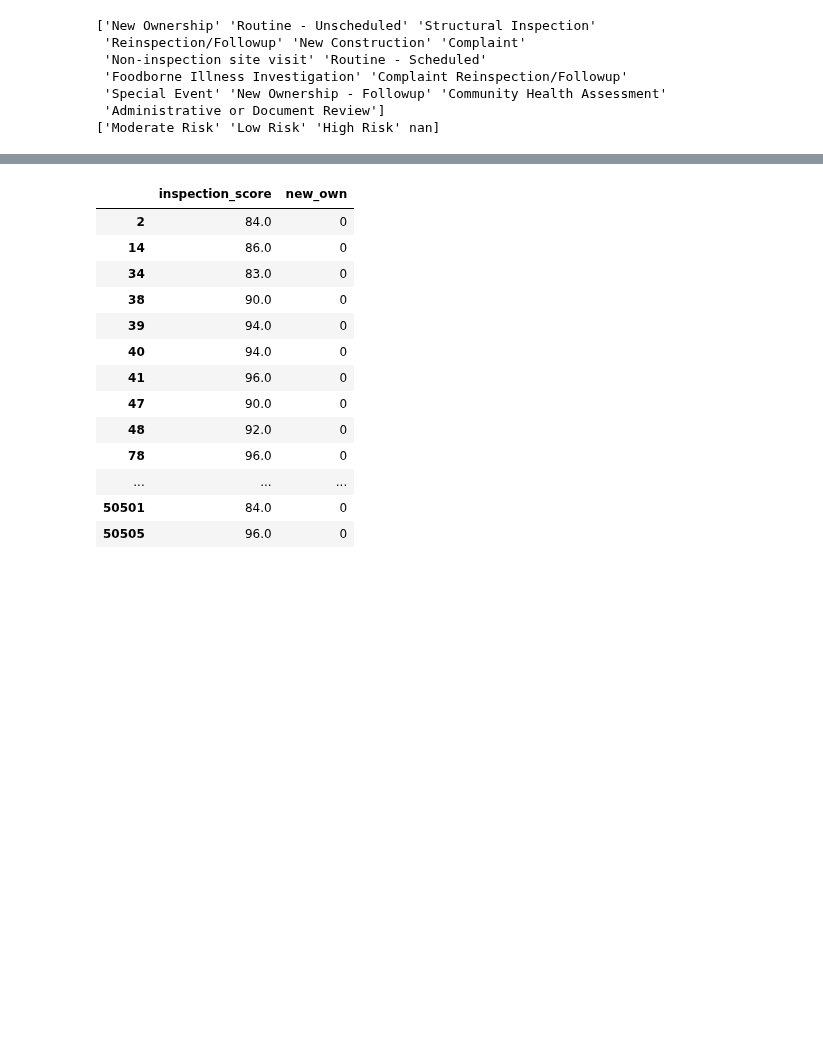
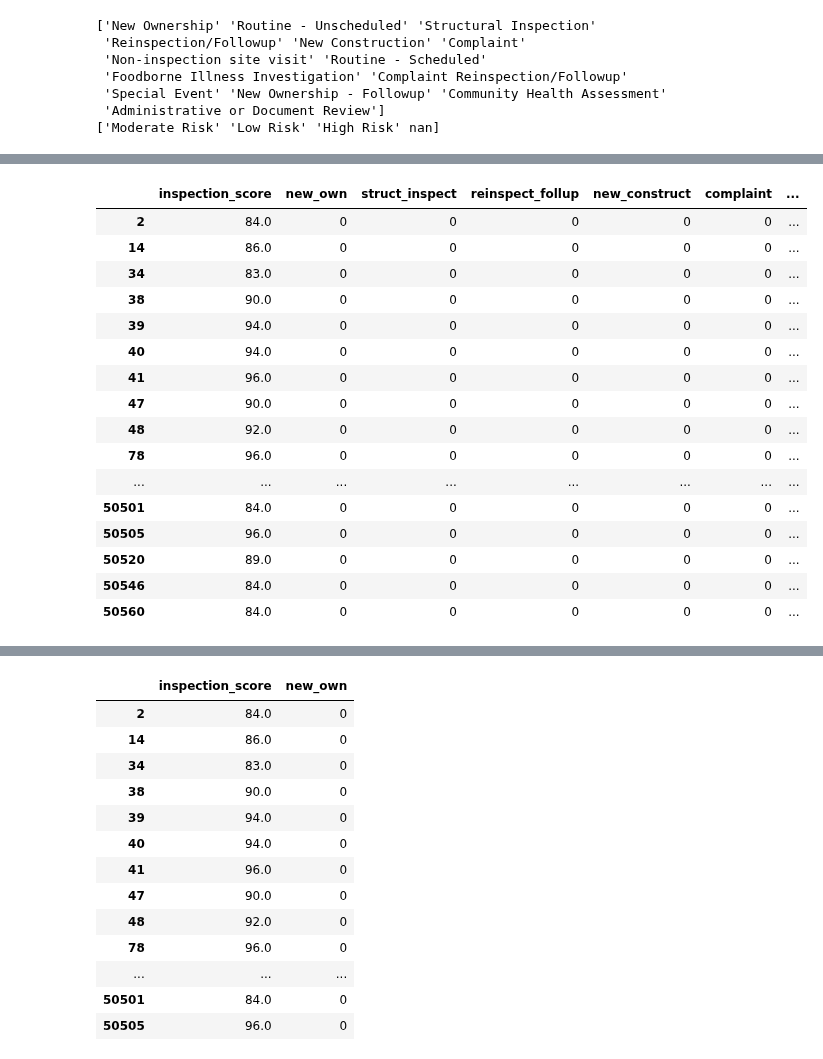
Before and after one commit to colarusso/codingthelaw, a Jupyter notebook: Fall_2017/work/edumore/p3/code_sample_1.ipynb, the cells around one changed output, grey strips where cells are left out. Cells and saved outputs as stored; diff of their text form; code cells hidden in the pictures; blank space fills up the shorter version.

```diff
--- a/Fall_2017/work/edumore/p3/code_sample_1.ipynb
+++ b/Fall_2017/work/edumore/p3/code_sample_1.ipynb
@@ -114,3 +116,67 @@ print(raw_data_df["risk_category"].unique())
  'Special Event' 'New Ownership - Followup' 'Community Health Assessment'
  'Administrative or Document Review']
 ['Moderate Risk' 'Low Risk' 'High Risk' nan]
+# %%
+processed_data_df = raw_data_df
+processed_data_df["new_own"] = 0
+processed_data_df.loc[processed_data_df['inspection_type'] == 'New Ownership', 'new_own'] = 1
+processed_data_df = processed_data_df.dropna()
+processed_data_df["routine_unsch"] = 0
+processed_data_df.loc[processed_data_df['inspection_type'] == 'Routine - Unscheduled', 'routine_unsch'] = 1
+processed_data_df = processed_data_df.dropna()
+processed_data_df["struct_inspect"] = 0
+processed_data_df.loc[processed_data_df['inspection_type'] == 'Structual Inspection', 'struct_inspect'] = 1
+processed_data_df = processed_data_df.dropna()
+processed_data_df["reinspect_follup"] = 0
+processed_data_df.loc[processed_data_df['inspection_type'] == 'Reinspection/Followup', 'reinspect_follup'] = 1
+processed_data_df = processed_data_df.dropna()
+processed_data_df["new_construct"] = 0
+processed_data_df.loc[processed_data_df['inspection_type'] == 'New Construction', 'new_construct'] = 1
+processed_data_df = processed_data_df.dropna()
+processed_data_df["complaint"] = 0
+processed_data_df.loc[processed_data_df['inspection_type'] == 'Complaint', 'complaint'] = 1
+processed_data_df = processed_data_df.dropna()
+processed_data_df["noninspect_visit"] = 0
+processed_data_df.loc[processed_data_df['inspection_type'] == 'Non-inspection site visit', 'noninspect_visit'] = 1
+processed_data_df = processed_data_df.dropna()
+processed_data_df["rout_sched"] = 0
+processed_data_df.loc[processed_data_df['inspection_type'] == 'Routine_Scheduled', 'rout_sched'] = 1
+processed_data_df = processed_data_df.dropna()
+processed_data_df["food_ill"] = 0
+processed_data_df.loc[processed_data_df['inspection_type'] == 'Foodborne Illness Investigation', 'food_ill'] = 1
+processed_data_df = processed_data_df.dropna()
+processed_data_df["complaint_follup"] = 0
+processed_data_df.loc[processed_data_df['inspection_type'] == 'Complaint Reinspection/Followup', 'complaint_follup'] = 1
+processed_data_df = processed_data_df.dropna()
+processed_data_df["special_event"] = 0
+processed_data_df.loc[processed_data_df['inspection_type'] == 'Special Event', 'special_event'] = 1
+processed_data_df = processed_data_df.dropna()
+processed_data_df["newown_follup"] = 0
+processed_data_df.loc[processed_data_df['inspection_type'] == 'New Ownership - Followup', 'newown_follup'] = 1
+processed_data_df = processed_data_df.dropna()
+processed_data_df["comm_health"] = 0
+processed_data_df.loc[processed_data_df['inspection_type'] == 'Community Health Assessment', 'comm_health'] = 1
+processed_data_df = processed_data_df.dropna()
+processed_data_df["admin_rev"] = 0
+processed_data_df.loc[processed_data_df['inspection_type'] == 'Administrative or Document Review', 'admin_rev'] = 1
+processed_data_df = processed_data_df.dropna()
+score_lin_df = processed_data_df[[
+                               'inspection_score',
+                               'new_own',
+                               'struct_inspect',
+                               'reinspect_follup',
+                               'new_construct',
+                               'complaint',
+                               'noninspect_visit',
+                               'rout_sched',
+                               'food_ill',
+                               'complaint_follup',
+                               'special_event',
+                               'newown_follup',
+                               'comm_health',
+                               'admin_rev'
+                               ]].copy()
+
+score_lin_df.head()
+score_lin_df
+# %% [output]
@@ -116,0 +193,17 @@ print(raw_data_df["risk_category"].unique())
+|  | inspection_score | new_own | struct_inspect | reinspect_follup | new_construct | complaint | ... |
+| 2 | 84.0 | 0 | 0 | 0 | 0 | 0 | ... |
+| 14 | 86.0 | 0 | 0 | 0 | 0 | 0 | ... |
+| 34 | 83.0 | 0 | 0 | 0 | 0 | 0 | ... |
+| 38 | 90.0 | 0 | 0 | 0 | 0 | 0 | ... |
+| 39 | 94.0 | 0 | 0 | 0 | 0 | 0 | ... |
+| 40 | 94.0 | 0 | 0 | 0 | 0 | 0 | ... |
+| 41 | 96.0 | 0 | 0 | 0 | 0 | 0 | ... |
+| 47 | 90.0 | 0 | 0 | 0 | 0 | 0 | ... |
+| 48 | 92.0 | 0 | 0 | 0 | 0 | 0 | ... |
+| 78 | 96.0 | 0 | 0 | 0 | 0 | 0 | ... |
+| ... | ... | ... | ... | ... | ... | ... | ... |
+| 50501 | 84.0 | 0 | 0 | 0 | 0 | 0 | ... |
+| 50505 | 96.0 | 0 | 0 | 0 | 0 | 0 | ... |
+| 50520 | 89.0 | 0 | 0 | 0 | 0 | 0 | ... |
+| 50546 | 84.0 | 0 | 0 | 0 | 0 | 0 | ... |
+| 50560 | 84.0 | 0 | 0 | 0 | 0 | 0 | ... |
```
Also changed, not shown: parts of 3 cells of this notebook.
